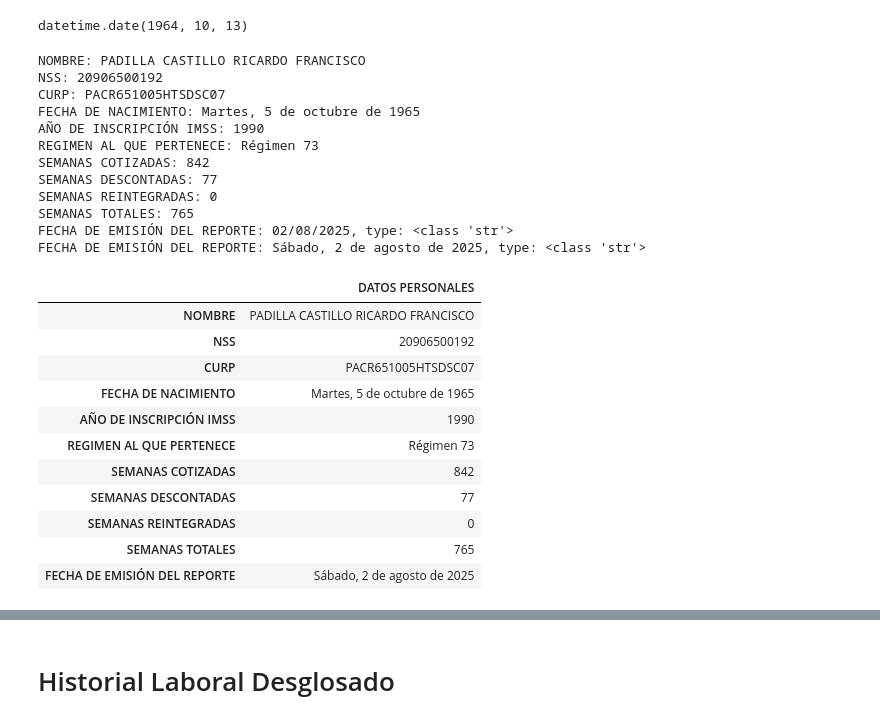
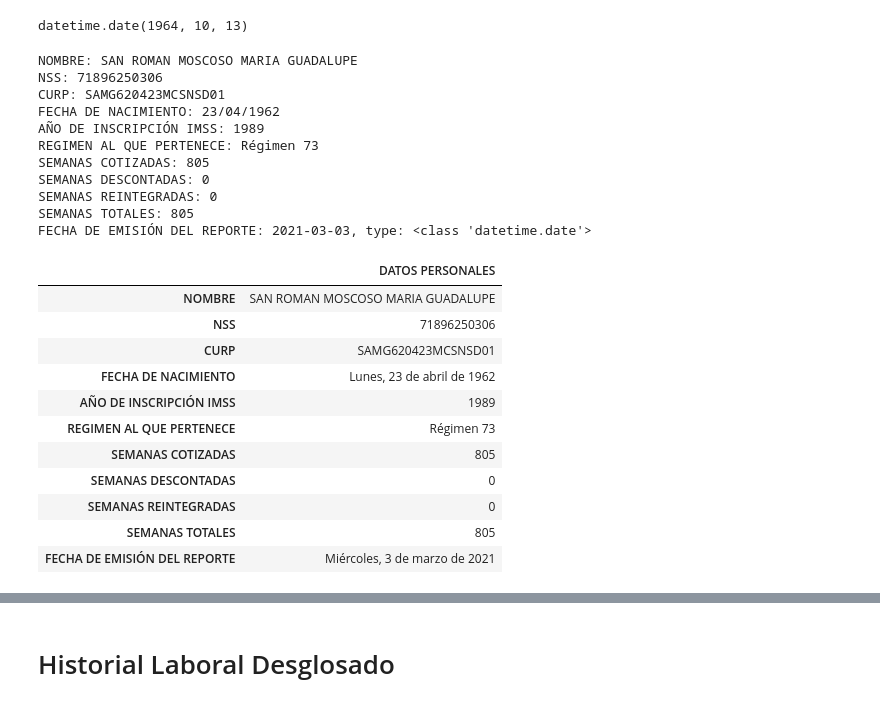
Before and after one commit to Alfonzo1114/streamlit, a Jupyter notebook: Pensiones_V3.ipynb, the cells around one changed output, grey strips where cells are left out. Saved outputs shown, nothing was run; the diff lists cells and outputs as text; code cells hidden in the pictures.

```diff
--- a/Pensiones_V3.ipynb
+++ b/Pensiones_V3.ipynb
@@ -44,7 +26,7 @@ from dateutil.relativedelta import relativedelta
 # %%
 def file_path_fcn(file_path=None):
     if file_path is None:
-        file_path = 'REPORTES/RICARDO.pdf'
+        file_path = 'REPORTES/LUPITA.pdf'
     return file_path
 
 file_path ='REPORTES/KENA.pdf'
@@ -161,11 +172,11 @@ class DatosGenerales:
         DAY_BIRTH = self.curp[8:10]
         FECHA_NACIMIENTO = DAY_BIRTH + '/' + MONTH_BIRTH + '/' + YEAR_BIRTH
         # Convert string to datetime object
-        FECHA_NACIMIENTO_date = convertir_a_fecha(FECHA_NACIMIENTO)
+        FECHA_NACIMIENTO_date = format_spanish_date(FECHA_NACIMIENTO, date_type="format_date")
         # Convert string to spanish date string
-        FECHA_NACIMIENTO = format_spanish_date(FECHA_NACIMIENTO)
+        FECHA_NACIMIENTO_string = format_spanish_date(FECHA_NACIMIENTO, date_type="format_string")
         print(f"FECHA DE NACIMIENTO: {FECHA_NACIMIENTO}")
-        self.fecha_nacimiento = FECHA_NACIMIENTO
+        self.fecha_nacimiento_string = FECHA_NACIMIENTO_string
         self.fecha_nacimiento_date = FECHA_NACIMIENTO_date
 
     def ano_inscripcionIMSS_fcn(self):
@@ -209,16 +220,14 @@ class DatosGenerales:
 
     def fecha_emision_reporte_fcn(self):
         texto_array = self.texto.split('\n')
-
         # Find the position of the string that ends with 'reporte' and select the next element that contains the date
         position_date_report = [i + 1 for i, s in enumerate(texto_array) if s.endswith('reporte')]
         out = texto_array[position_date_report[0]]
         out = out.replace(' ', '')
-        self.fecha_emision_reporte_date = convertir_a_fecha(out)
-        print(f"FECHA DE EMISIÓN DEL REPORTE: {out}, type: {type(out)}")
+        self.fecha_emision_reporte_date = format_spanish_date(out, date_type="format_date")
+        self.fecha_emision_reporte_string = format_spanish_date(out, date_type="format_string")
 
-        self.fecha_emision_reporte = format_spanish_date(out)
-        print(f"FECHA DE EMISIÓN DEL REPORTE: {self.fecha_emision_reporte}, type: {type(self.fecha_emision_reporte)}")
+        print(f"FECHA DE EMISIÓN DEL REPORTE: {self.fecha_emision_reporte_date}, type: {type(self.fecha_emision_reporte_date)}")
 
     def tabla_datos(self):
         self.nombrefcn()
@@ -227,56 +236,55 @@ class DatosGenerales:
         self.fecha_nacimiento_fcn()
         self.ano_inscripcionIMSS_fcn()
         self.regimen_pertenecefcn()
         self.semanas_cotizadas_descontadas_fcn()
         self.fecha_emision_reporte_fcn()
 
         out = pd.DataFrame({
             'NOMBRE': [self.Nombre],
             'NSS': [self.nss],
             'CURP': [self.curp],
-            'FECHA DE NACIMIENTO': [self.fecha_nacimiento],
+            'FECHA DE NACIMIENTO': [self.fecha_nacimiento_string],
             'AÑO DE INSCRIPCIÓN IMSS': [self.AnoInicio],
             'REGIMEN AL QUE PERTENECE': [self.Regimen],
             'SEMANAS COTIZADAS': [self.semanas_cotizadas],
             'SEMANAS DESCONTADAS': [self.semanas_descontadas],
             'SEMANAS REINTEGRADAS': [self.semanas_reintegradas],
             'SEMANAS TOTALES': [self.semanas_totales],
-            'FECHA DE EMISIÓN DEL REPORTE': [self.fecha_emision_reporte]
+            'FECHA DE EMISIÓN DEL REPORTE': [self.fecha_emision_reporte_string]
         }
         )
         out = out.T
         out.columns = ['DATOS PERSONALES']
         return out
 
 # Example usage
 Usuario = DatosGenerales(texto)
 df = Usuario.tabla_datos()
 df
 # %% [output]
-NOMBRE: PADILLA CASTILLO RICARDO FRANCISCO
-NSS: 20906500192
-CURP: PACR651005HTSDSC07
-FECHA DE NACIMIENTO: Martes, 5 de octubre de 1965
-AÑO DE INSCRIPCIÓN IMSS: 1990
+NOMBRE: SAN ROMAN MOSCOSO MARIA GUADALUPE
+NSS: 71896250306
+CURP: SAMG620423MCSNSD01
+FECHA DE NACIMIENTO: 23/04/1962
+AÑO DE INSCRIPCIÓN IMSS: 1989
 REGIMEN AL QUE PERTENECE: Régimen 73
-SEMANAS COTIZADAS: 842
-SEMANAS DESCONTADAS: 77
+SEMANAS COTIZADAS: 805
+SEMANAS DESCONTADAS: 0
 SEMANAS REINTEGRADAS: 0
-SEMANAS TOTALES: 765
-FECHA DE EMISIÓN DEL REPORTE: 02/08/2025, type: <class 'str'>
-FECHA DE EMISIÓN DEL REPORTE: Sábado, 2 de agosto de 2025, type: <class 'str'>
+SEMANAS TOTALES: 805
+FECHA DE EMISIÓN DEL REPORTE: 2021-03-03, type: <class 'datetime.date'>
 |  | DATOS PERSONALES |
-| NOMBRE | PADILLA CASTILLO RICARDO FRANCISCO |
-| NSS | 20906500192 |
-| CURP | PACR651005HTSDSC07 |
-| FECHA DE NACIMIENTO | Martes, 5 de octubre de 1965 |
-| AÑO DE INSCRIPCIÓN IMSS | 1990 |
+| NOMBRE | SAN ROMAN MOSCOSO MARIA GUADALUPE |
+| NSS | 71896250306 |
+| CURP | SAMG620423MCSNSD01 |
+| FECHA DE NACIMIENTO | Lunes, 23 de abril de 1962 |
+| AÑO DE INSCRIPCIÓN IMSS | 1989 |
 | REGIMEN AL QUE PERTENECE | Régimen 73 |
-| SEMANAS COTIZADAS | 842 |
-| SEMANAS DESCONTADAS | 77 |
+| SEMANAS COTIZADAS | 805 |
+| SEMANAS DESCONTADAS | 0 |
 | SEMANAS REINTEGRADAS | 0 |
-| SEMANAS TOTALES | 765 |
-| FECHA DE EMISIÓN DEL REPORTE | Sábado, 2 de agosto de 2025 |
+| SEMANAS TOTALES | 805 |
+| FECHA DE EMISIÓN DEL REPORTE | Miércoles, 3 de marzo de 2021 |
 # %%
 class FechasGenerales:
     def __init__(self, texto, FechaEmisionReporte):
```
Also changed, not shown: parts of 14 cells of this notebook, 7 other files.
